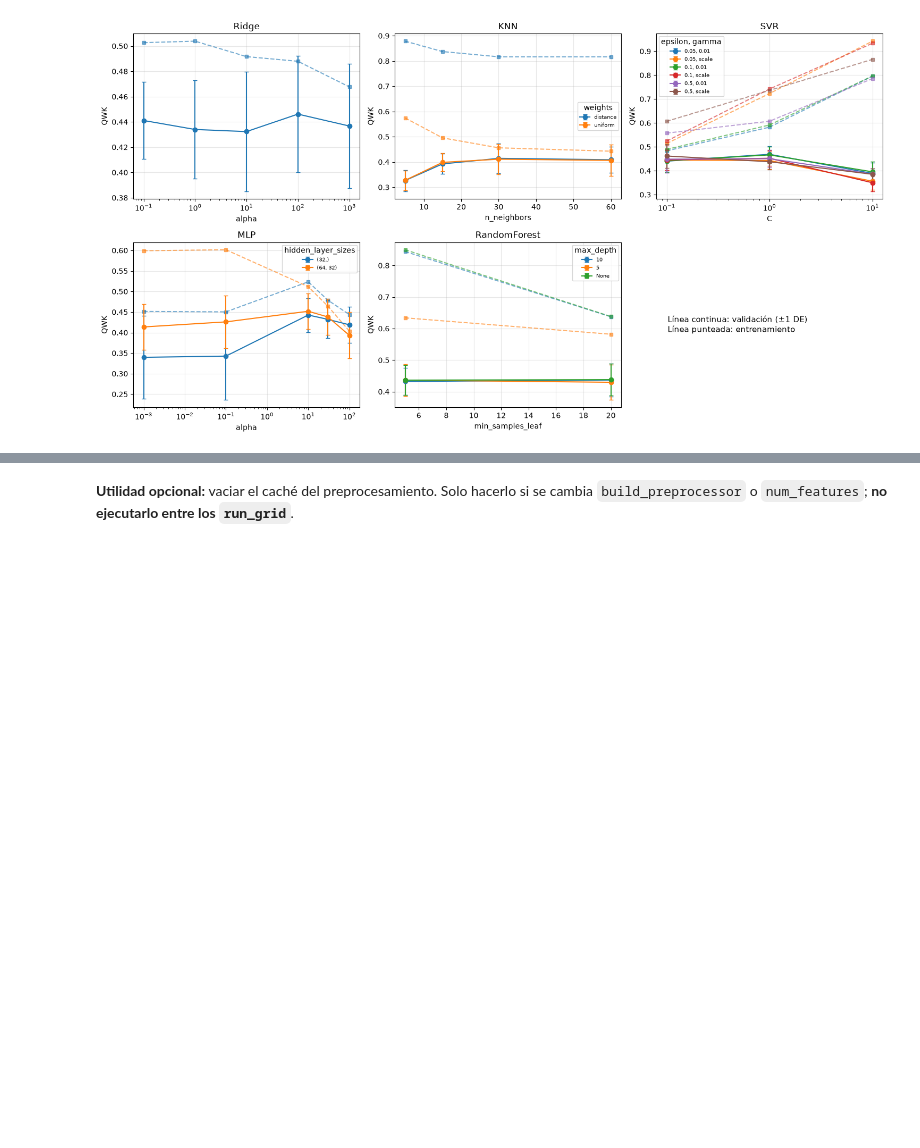
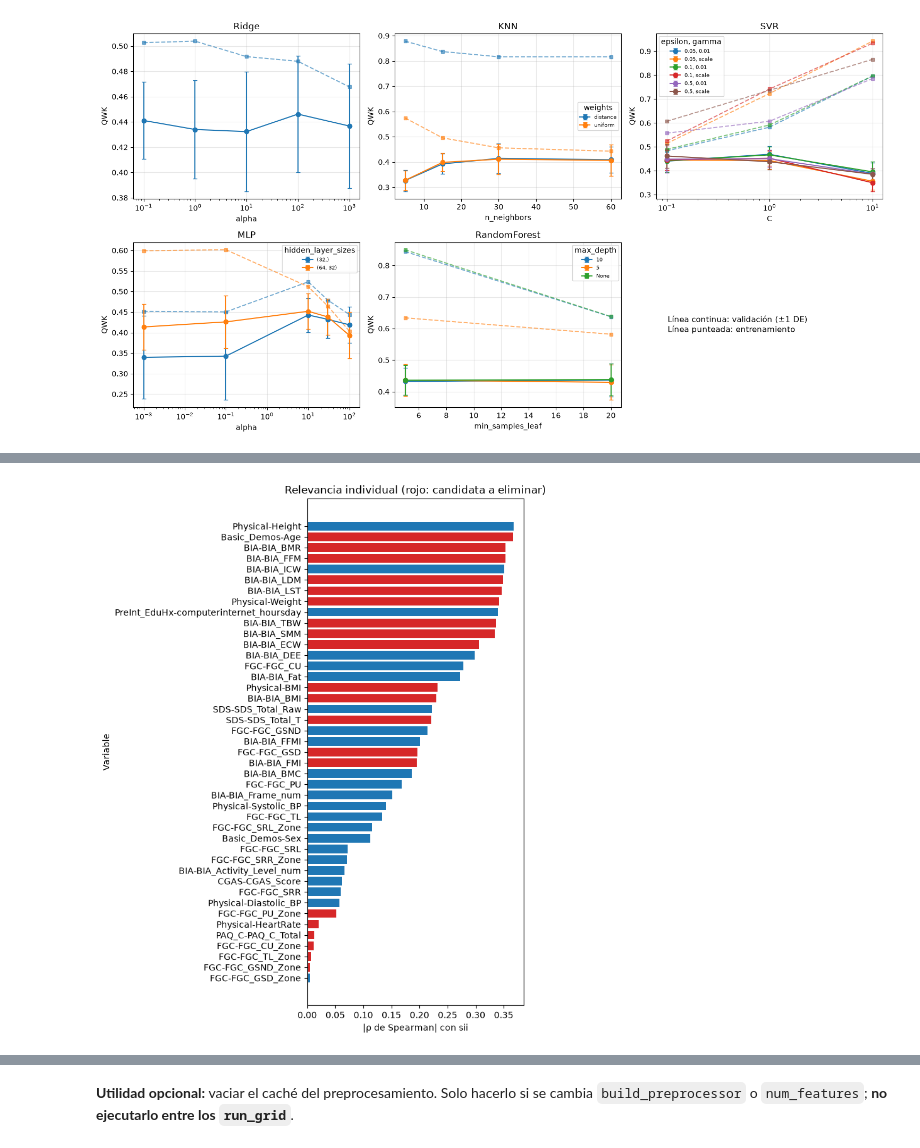
Before and after one commit to oscar05c4/ProyectoModelosII, a Jupyter notebook: notebooks/Desarrollo.ipynb, the cells around one changed output, grey strips where cells are left out. Saved outputs shown, nothing was run; the diff lists cells and outputs as text; code cells hidden in the pictures; blank space fills up the shorter version.

Commit message:
feat: completa sección 7 (desbalance/clasificación directa) e implementa análisis individual y PCA (8.1–8.2)

```diff
--- a/notebooks/Desarrollo.ipynb
+++ b/notebooks/Desarrollo.ipynb
@@ -799,0 +781,6 @@ RandomForest  0.737  0.047  0.214  0.620           NaN
+# %%
+import sklearn, inspect
+from sklearn.neural_network import MLPRegressor
+print("scikit-learn:", sklearn.__version__)
+MLP_ACEPTA_PESOS = "sample_weight" in inspect.signature(MLPRegressor.fit).parameters
+print("MLPRegressor admite sample_weight:", MLP_ACEPTA_PESOS)
@@ -799,0 +952,11 @@ RandomForest  0.737  0.047  0.214  0.620           NaN
+# %%
+for nombre, gs in gs_clf.items():
+    f = f"results/clf_{nombre}.csv"
+    if os.path.exists(f):
+        print(nombre, "ya existe, se omite"); continue
+    r = cross_validate(clone(gs.best_estimator_), X_tr, y_tr, cv=cv, scoring=scoring_w,
+                       return_train_score=True, n_jobs=-1)
+    pd.DataFrame({"qwk_train": r["train_qwk"], "qwk_val": r["test_qwk"],
+                  "f1_val": r["test_f1_macro"], "recall3_val": r["test_recall3"],
+                  "prec3_val": r["test_prec3"]}).to_csv(f, index=False)
+    print(nombre, "listo")
@@ -799,0 +1058,76 @@ RandomForest  0.737  0.047  0.214  0.620           NaN
+# %%
+from scipy.stats import spearmanr
+from sklearn.feature_selection import mutual_info_classif
+from sklearn.preprocessing import OrdinalEncoder
+import matplotlib.pyplot as plt
+
+# --- 1) Relevancia numérica: Spearman con sii (pares observados) ---
+filas = []
+for c in num_features:
+    m = X_tr[c].notna()
+    rho, p = spearmanr(X_tr.loc[m, c], y_tr[m])
+    filas.append({"variable": c, "tipo": "num", "n_obs": int(m.sum()),
+                  "miss_%": round(100 * (1 - m.mean()), 1), "rho": rho, "p": p})
+rel = pd.DataFrame(filas)
+rel["p_FDR"] = bh_fdr(rel["p"].fillna(1).values)
+
+# --- 2) Información mutua (con matriz imputada solo con X_tr; análisis descriptivo) ---
+Xn = pd.DataFrame(StandardScaler().fit_transform(X_tr[num_features]),
+                  columns=num_features, index=X_tr.index)
+Xn = pd.DataFrame(KNNImputer(n_neighbors=5).fit_transform(Xn), columns=num_features, index=X_tr.index)
+rel["MI"] = mutual_info_classif(Xn, y_tr, random_state=SEED)
+
+# --- 3) Categóricas (temporadas): solo información mutua, con NaN = 'Missing' ---
+Xc_cat = OrdinalEncoder().fit_transform(X_tr[cat_features].fillna("Missing"))
+mi_cat = mutual_info_classif(Xc_cat, y_tr, discrete_features=True, random_state=SEED)
+rel_cat = pd.DataFrame({"variable": cat_features, "tipo": "cat",
+                        "n_obs": len(X_tr), "miss_%": (X_tr[cat_features].isna().mean() * 100).round(1).values,
+                        "MI": mi_cat})
+
+# --- 4) Redundancia: correlación de Spearman con datos observados ---
+corr = X_tr[num_features].corr(method="spearman")
+rho_abs = rel.set_index("variable")["rho"].abs()
+redundante = {}
+pares = [(corr.index[i], corr.columns[j], abs(corr.iloc[i, j]))
+         for i in range(len(corr)) for j in range(i + 1, len(corr)) if abs(corr.iloc[i, j]) >= 0.9]
+for a, b, r in sorted(pares, key=lambda t: -t[2]):
+    if a in redundante or b in redundante:
+        continue
+    peor, mejor = (a, b) if rho_abs[a] < rho_abs[b] else (b, a)
+    redundante[peor] = f"|ρ|={r:.2f} con {mejor}"
+
+# --- 5) Criterio de candidatas ---
+mi_med = rel["MI"].median()
+rel["baja_relevancia"] = (rel["p_FDR"] >= 0.05) & (rel["MI"] < mi_med)
+rel["redundante"] = rel["variable"].map(redundante)
+rel["candidata"] = rel["baja_relevancia"] | rel["redundante"].notna()
+resultado = pd.concat([rel, rel_cat], ignore_index=True)
+resultado.to_csv("results/analisis_individual.csv", index=False)
+
+print(f"Variables numéricas: {len(rel)} | pares con |ρ|≥0.9: {len(pares)}")
+print("\nTop 10 por |ρ| con sii:")
+print(rel.reindex(rel["rho"].abs().sort_values(ascending=False).index)
+        [["variable", "miss_%", "rho", "p_FDR", "MI"]].head(10).round(3).to_string(index=False))
+print("\nTemporadas (información mutua):")
+print(rel_cat[["variable", "miss_%", "MI"]].round(3).to_string(index=False))
+print(f"\nCandidatas a eliminar: {int(rel['candidata'].sum())} de {len(rel)} numéricas")
+print(rel[rel["candidata"]][["variable", "rho", "p_FDR", "MI", "redundante"]].round(3).to_string(index=False))
+
+# --- 6) Figuras ---
+orden = rel.reindex(rel["rho"].abs().sort_values().index)
+fig, ax = plt.subplots(figsize=(7, 9))
+ax.barh(orden["variable"], orden["rho"].abs(),
+        color=orden["candidata"].map({True: "tab:red", False: "tab:blue"}))
+ax.set_xlabel("|ρ de Spearman| con sii"); ax.set_ylabel("Variable")
+ax.set_title("Relevancia individual (rojo: candidata a eliminar)")
+plt.tight_layout(); plt.savefig("figures/relevancia_individual.png", dpi=300); plt.show()
+
+fig, ax = plt.subplots(figsize=(10, 8.5))
+im = ax.imshow(corr.values, cmap="coolwarm", vmin=-1, vmax=1)
+ax.set_xticks(range(len(corr))); ax.set_xticklabels(corr.columns, rotation=90, fontsize=6)
+ax.set_yticks(range(len(corr))); ax.set_yticklabels(corr.index, fontsize=6)
+ax.set_xlabel("Variable"); ax.set_ylabel("Variable")
+ax.set_title("Correlación de Spearman entre predictores (pares observados)")
+plt.colorbar(im, label="ρ"); plt.tight_layout()
+plt.savefig("figures/correlacion_predictores.png", dpi=300); plt.show()
+# %% [output]
@@ -799,0 +1151 @@ RandomForest  0.737  0.047  0.214  0.620           NaN
+[figure, added]
```
Also changed, not shown: parts of 52 cells of this notebook, 1 other file.
